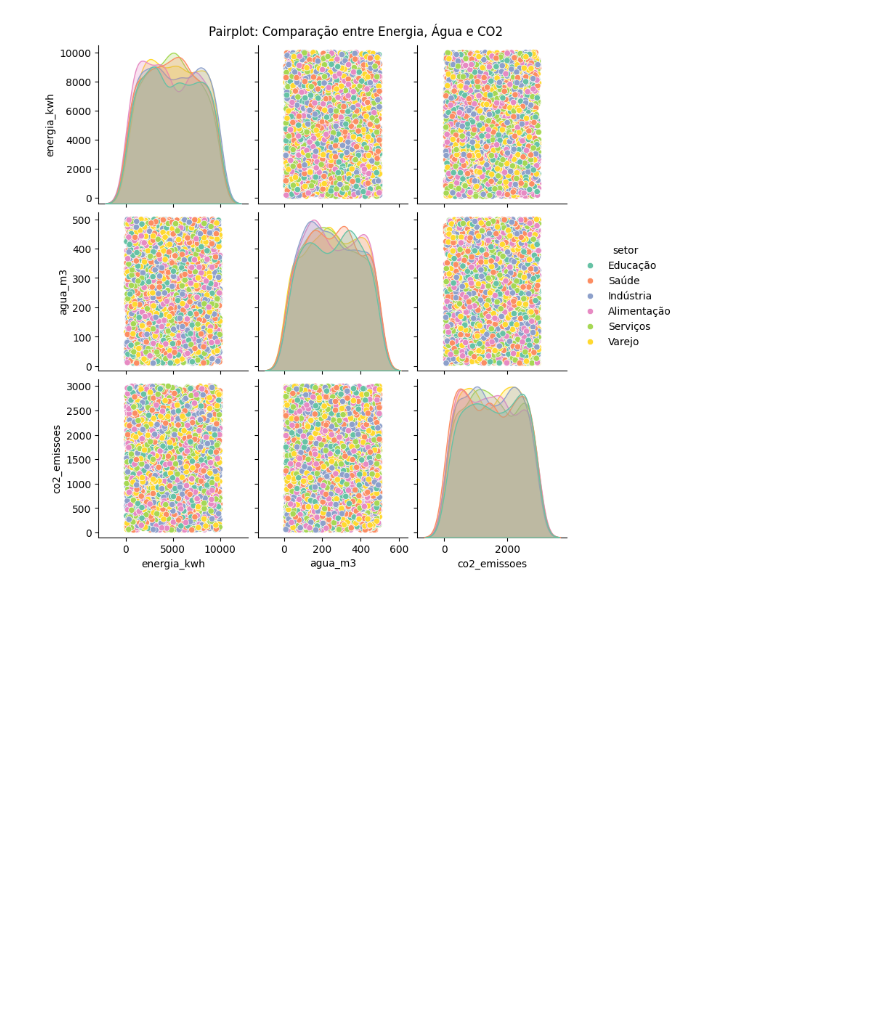
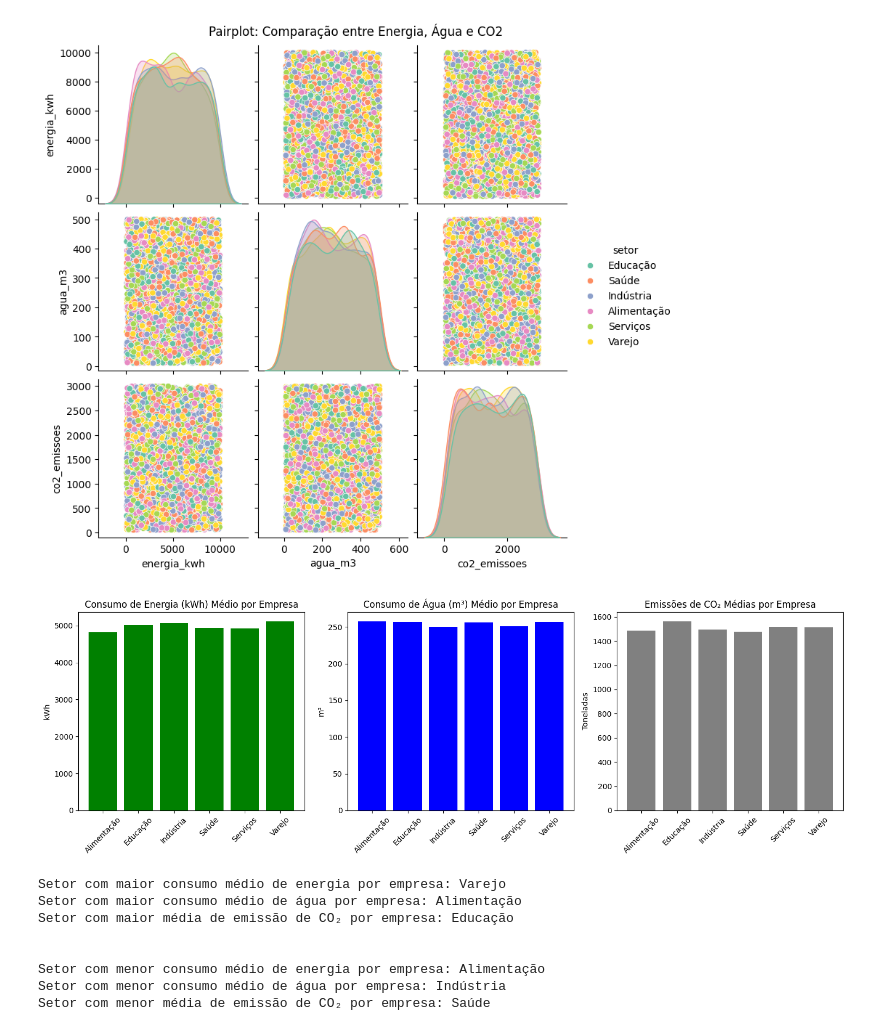
Before and after one commit to amandactavares/GreenFlow2, a Jupyter notebook: analises.ipynb, the cells around one changed output. Drawn from its saved outputs; the diff is of its cells as text; code cells hidden in the pictures; blank space fills up the shorter version.

```diff
--- a/analises.ipynb
+++ b/analises.ipynb
@@ -301,3 +355,83 @@ plt.suptitle("Pairplot: Comparação entre Energia, Água e CO2", y=1.02)
 plt.show()
 # %% [output]
 [figure]
+# %%
+#Encontrar Consumo por Setor por Empresa
+
+# Agrupar por setor e somar os valores
+df_setor = df.groupby('setor').sum().reset_index()
+
+# Step 2: Group by 'sector' and count the number of companies in each sector
+df_nrempresas = df.groupby('setor')['empresa'].count().reset_index()
+
+# Step 3: Merge the two DataFrames on 'sector' to get both total consumption and company count in one DataFrame
+merged_df = pd.merge(df_setor, df_nrempresas, on='setor')
+
+#print(merged_df.describe())
+
+# Step 4: Calculate the consumption per company by dividing the total consumption by the number of companies
+merged_df['energia_kwh_por_empresa'] = merged_df['energia_kwh'] / merged_df['empresa_y']
+merged_df['agua_m3_por_empresa'] = merged_df['agua_m3'] / merged_df['empresa_y']
+merged_df['co2_emissoes_por_empresa'] = merged_df['co2_emissoes'] / merged_df['empresa_y']
+
+# Display the result
+#print(merged_df[['setor', 'energia_kwh_por_empresa', 'agua_m3_por_empresa', 'co2_emissoes_por_empresa']])
+
+
+#Representação Gráfica
+# Criar os subplots
+fig, axes = plt.subplots(1, 3, figsize=(15, 5), sharey=False)  # 1 linha, 3 colunas
+
+# Plot Energia
+axes[0].bar(merged_df['setor'], merged_df["energia_kwh_por_empresa"], color="green")
+axes[0].set_title("Consumo de Energia (kWh) Médio por Empresa")
+axes[0].set_ylabel("kWh")
+axes[0].set_xticklabels(merged_df['setor'], rotation=45)
+
+# Plot Água
+axes[1].bar(merged_df['setor'], merged_df["agua_m3_por_empresa"], color="blue")
+axes[1].set_title("Consumo de Água (m³) Médio por Empresa")
+axes[1].set_ylabel("m³")
+axes[1].set_xticklabels(merged_df['setor'], rotation=45)
+
+# Plot CO₂
+axes[2].bar(merged_df['setor'], merged_df["co2_emissoes_por_empresa"], color="grey")
+axes[2].set_title("Emissões de CO₂ Médias por Empresa")
+axes[2].set_ylabel("Toneladas")
+axes[2].set_xticklabels(merged_df['setor'], rotation=45)
+
+# Ajustar layout para não sobrepor labels
+plt.tight_layout()
+
+plt.show()
+
+
+# Encontrar os setores com maior consumo por empresa
+maior_energia_pemp = merged_df['setor'][merged_df["energia_kwh_por_empresa"].idxmax()]
+maior_agua_pemp = merged_df['setor'][merged_df["agua_m3_por_empresa"].idxmax()]
+maior_co2_pemp = merged_df['setor'][merged_df["co2_emissoes_por_empresa"].idxmax()]
+
+
+print(f"Setor com maior consumo médio de energia por empresa: {maior_energia_pemp}")
+print(f"Setor com maior consumo médio de água por empresa: {maior_agua_pemp}")
+print(f"Setor com maior média de emissão de CO₂ por empresa: {maior_co2_pemp}")
+
+#Encontrar os setores com menor consumo
+menor_energia_pemp = merged_df['setor'][merged_df["energia_kwh_por_empresa"].idxmin()]
+menor_agua_pemp = merged_df['setor'][merged_df["agua_m3_por_empresa"].idxmin()]
+menor_co2_pemp = merged_df['setor'][merged_df["co2_emissoes_por_empresa"].idxmin()]
+
+print('\n')
+print(f"Setor com menor consumo médio de energia por empresa: {menor_energia_pemp}")
+print(f"Setor com menor consumo médio de água por empresa: {menor_agua_pemp}")
+print(f"Setor com menor média de emissão de CO₂ por empresa: {menor_co2_pemp}")
+# %% [output]
+[figure, added]
+Setor com maior consumo médio de energia por empresa: Varejo
+Setor com maior consumo médio de água por empresa: Alimentação
+Setor com maior média de emissão de CO₂ por empresa: Educação
+
+
+Setor com menor consumo médio de energia por empresa: Alimentação
+Setor com menor consumo médio de água por empresa: Indústria
+Setor com menor média de emissão de CO₂ por empresa: Saúde
```
Also changed, not shown: parts of 14 cells of this notebook.
